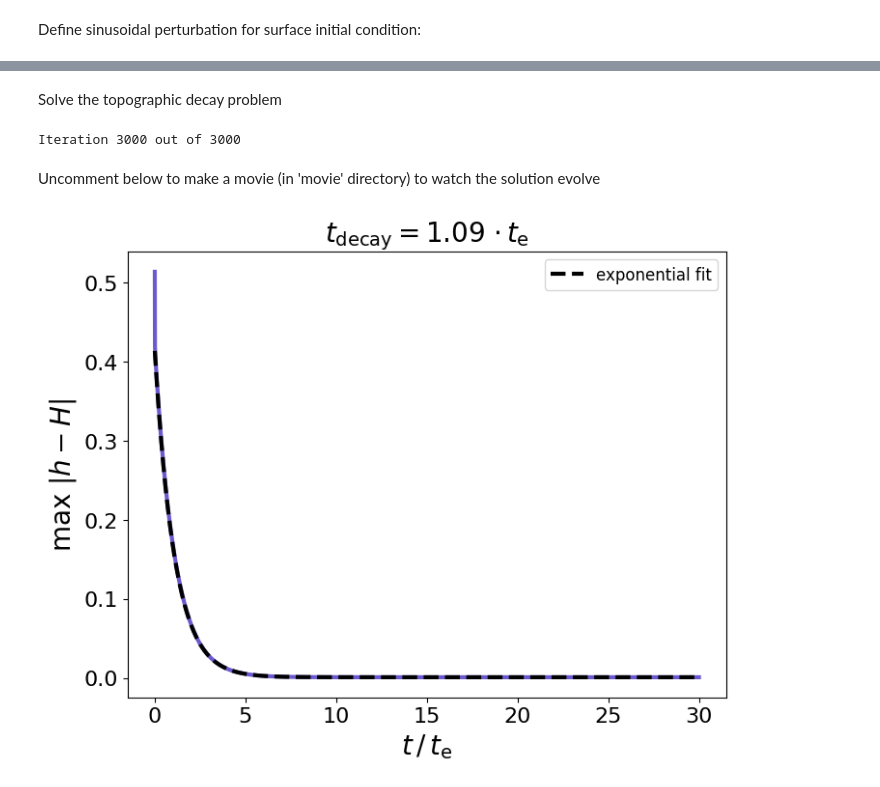
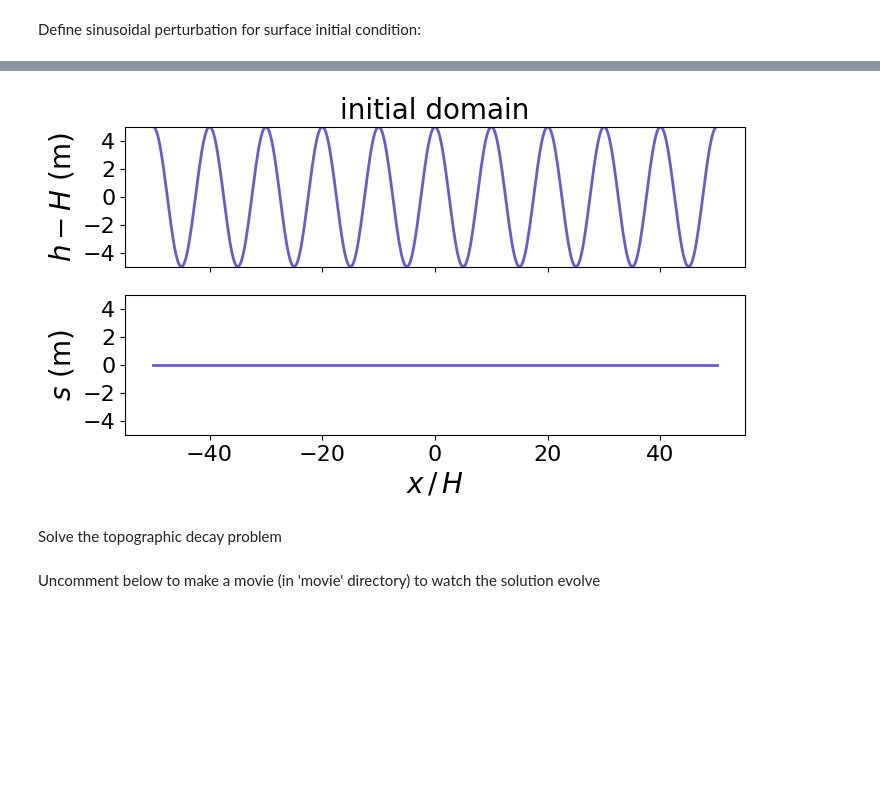
Before and after one commit to agstub/topo-decay, a Jupyter notebook: notebooks/example.ipynb, the cells around one changed output, grey strips where cells are left out. Cells and saved outputs as stored; diff of their text form; code cells hidden in the pictures; blank space fills up the shorter version.

Commit message:
setup and plotting changes

```diff
--- a/notebooks/example.ipynb
+++ b/notebooks/example.ipynb
@@ -98,10 +24,57 @@ plt.close()
+# %%
+# # sinusoidal anomaly for perturbing domain
+lamda = 1e1*H                        # wavelength
+k = (2*np.pi/lamda)                  # wavenumber
+perturb_h = lambda x: 5*cos(k*x)     # surface perturbation
+perturb_s = lambda x: 1e-20*cos(k*x) # base perturbation
+perturb = [perturb_h,perturb_s]
+
+# Time-stepping parameters
+t_f = 30*t_e                    # Final time (in terms of intrinsic timescale)
+nt = 100*int(t_f/t_e)               # Number of time steps
+t = np.linspace(0,t_f, nt)         # timesteps array
+
+# Mesh parameters
+L = 10*lamda                       # length of domain
+Nx = 500                           # Number of elements in x direction
+Nz = 10                            # Number of elements in z direction
+
+# create domain
+domain = create_rectangle(MPI.COMM_WORLD,[[-L/2.0,0.0],[L/2.0,H]], [Nx, Nz])
+
+# deform the upper surface of the domain accoriding to the perturbation
+domain = deform_mesh(domain,perturb)
+
+# get surfaces of the domain for plotting the initial condition
+h_i,s_i,x = get_surfaces(domain)
+
+# plot the initial surface profile
+%matplotlib inline
+plt.figure(figsize=(8,4))
+plt.subplot(211)
+plt.title('initial domain',fontsize=20)
+plt.plot(x/H,h_i-H,color='slateblue',linewidth=2)
+plt.ylabel(r'$h-H$ (m)',fontsize=20)
+plt.gca().xaxis.set_ticklabels([])
+plt.yticks(fontsize=16)
+plt.ylim(-5,5)
+
+plt.subplot(212)
+plt.plot(x/H,s_i,color='slateblue',linewidth=2)
+plt.xticks(fontsize=16)
+plt.yticks(fontsize=16)
+plt.ylabel(r'$s$ (m)',fontsize=20)
+plt.xlabel(r'$x\,/\,H$',fontsize=20)
+plt.ylim(-5,5)
+plt.show()
+plt.close()
+# %% [output]
+[figure, added]
 # %% [markdown]
 Solve the topographic decay problem
 # %%
 # solve the problem
 h,s,x = solve(domain,t)
-# %% [output]
-Iteration 3000 out of 3000
 # %% [markdown]
 Uncomment below to make a movie (in 'movie' directory) to watch the solution evolve
 # %%
@@ -154,5 +127,3 @@ plt.ylabel(r'max $|h-H|$',fontsize=20)
 plt.legend(fontsize=12)
 plt.show()
 plt.close()
-# %% [output]
-[figure, removed]
```
Also changed, not shown: parts of 7 cells of this notebook, 6 other files.
